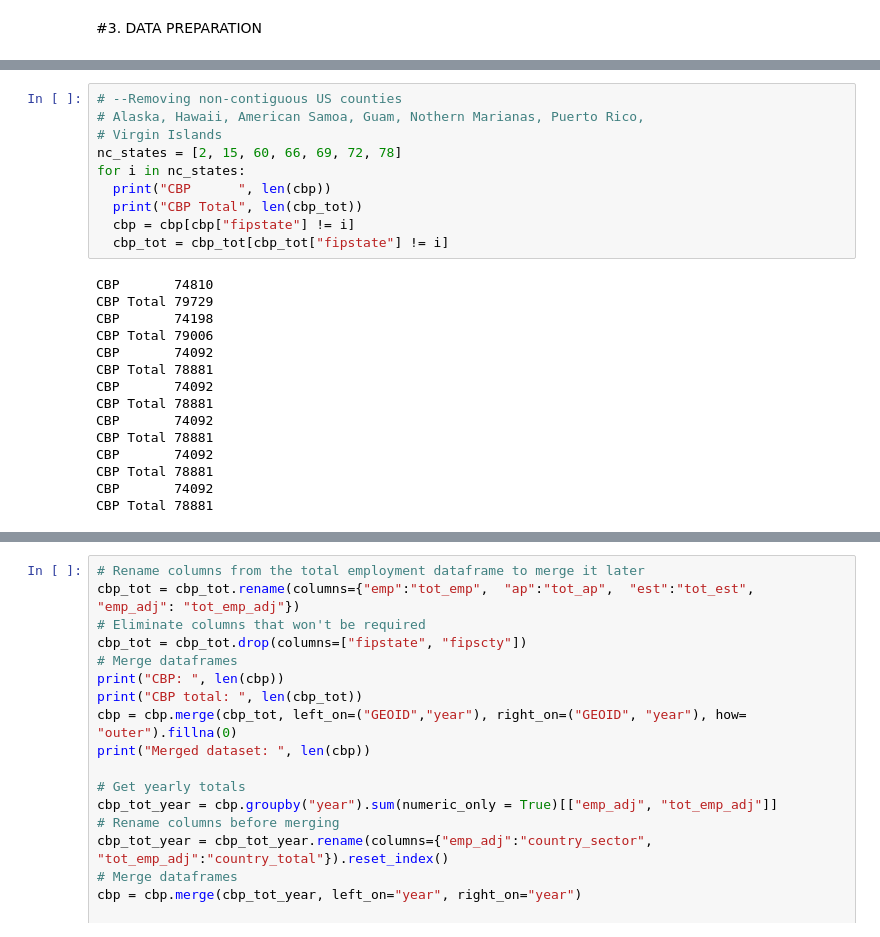
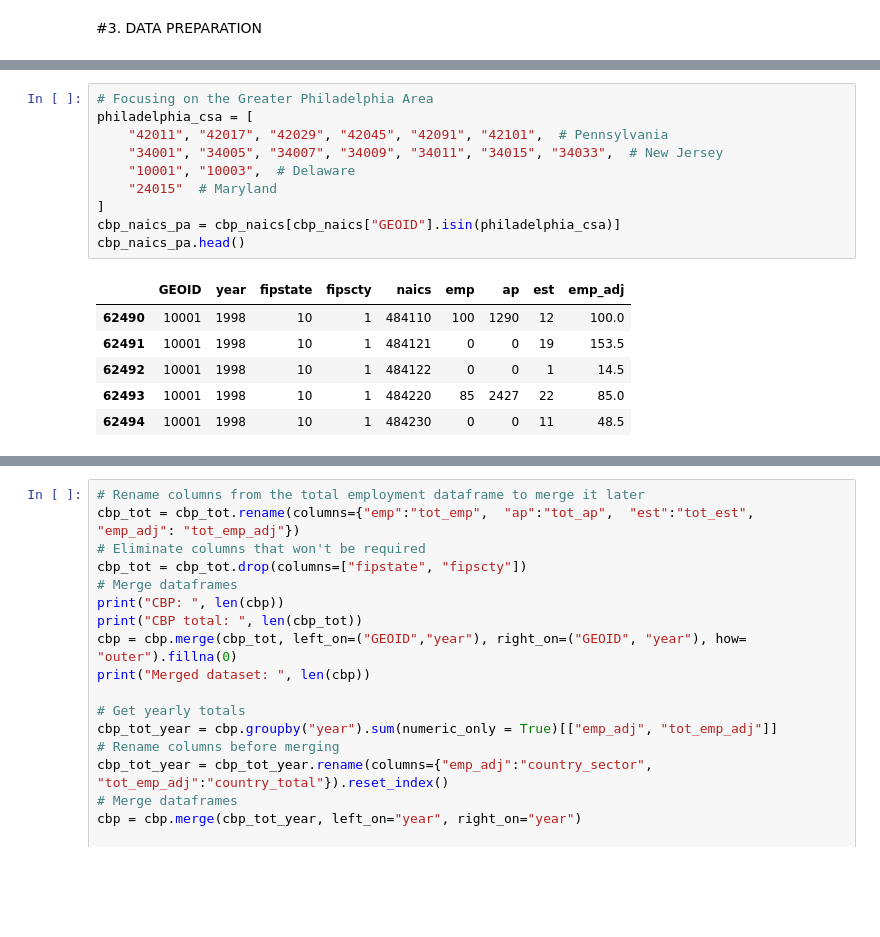
Before and after one commit to ReidelVichot/LC_identification, a Jupyter notebook: LC_GPhilly_062926.ipynb, the cells around one changed output, grey strips where cells are left out. Drawn from its saved outputs; the diff is of its cells as text; blank space fills up the shorter version.

```diff
--- a/LC_GPhilly_062926.ipynb
+++ b/LC_GPhilly_062926.ipynb
@@ -187,25 +170,17 @@ del cbp_temp
-# %%
-# --Removing non-contiguous US counties
-# Alaska, Hawaii, American Samoa, Guam, Nothern Marianas, Puerto Rico,
-# Virgin Islands
-nc_states = [2, 15, 60, 66, 69, 72, 78]
-for i in nc_states:
-  print("CBP      ", len(cbp))
-  print("CBP Total", len(cbp_tot))
-  cbp = cbp[cbp["fipstate"] != i]
-  cbp_tot = cbp_tot[cbp_tot["fipstate"] != i]
-# %% [output]
-CBP       74810
-CBP Total 79729
-CBP       74198
-CBP Total 79006
-CBP       74092
-CBP Total 78881
-CBP       74092
-CBP Total 78881
-CBP       74092
-CBP Total 78881
-CBP       74092
-CBP Total 78881
-CBP       74092
-CBP Total 78881
+# %%
+# Focusing on the Greater Philadelphia Area
+philadelphia_csa = [
+    "42011", "42017", "42029", "42045", "42091", "42101",  # Pennsylvania
+    "34001", "34005", "34007", "34009", "34011", "34015", "34033",  # New Jersey
+    "10001", "10003",  # Delaware
+    "24015"  # Maryland
+]
+cbp_naics_pa = cbp_naics[cbp_naics["GEOID"].isin(philadelphia_csa)]
+cbp_naics_pa.head()
+# %% [output]
+|  | GEOID | year | fipstate | fipscty | naics | emp | ap | est | emp_adj |
+| 62490 | 10001 | 1998 | 10 | 1 | 484110 | 100 | 1290 | 12 | 100.0 |
+| 62491 | 10001 | 1998 | 10 | 1 | 484121 | 0 | 0 | 19 | 153.5 |
+| 62492 | 10001 | 1998 | 10 | 1 | 484122 | 0 | 0 | 1 | 14.5 |
+| 62493 | 10001 | 1998 | 10 | 1 | 484220 | 85 | 2427 | 22 | 85.0 |
+| 62494 | 10001 | 1998 | 10 | 1 | 484230 | 0 | 0 | 11 | 48.5 |
```
Also changed, not shown: parts of 5 cells of this notebook.
